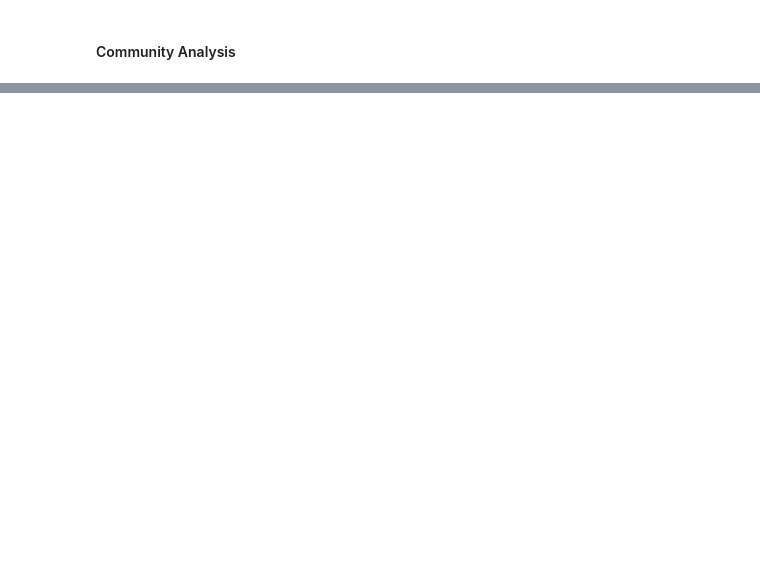
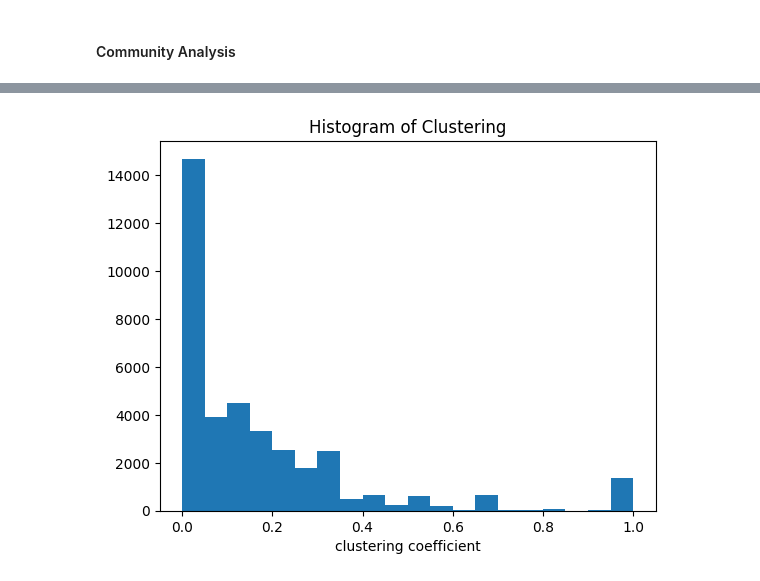
Before and after one commit to lukasthekid/comp-social-science, a Jupyter notebook: Mini-Project.ipynb, the cells around one changed output, grey strips where cells are left out. Saved outputs shown, nothing was run; the diff lists cells and outputs as text; code cells hidden in the pictures; blank space fills up the shorter version.

```diff
--- a/Mini-Project.ipynb
+++ b/Mini-Project.ipynb
@@ -242,0 +270,15 @@ metadata.sort_values("closeness",ascending=False).head(10)
+# %%
+#k-core decomposition
+
+cores_dct = {}
+for ki in range(1,40):
+    node_lst_i = nx.k_core(G,ki).nodes
+    cores_dct_i = {ni:ki for ni in node_lst_i}
+    cores_dct.update(cores_dct_i)
+    #print (len(node_lst_i))
+    if len(node_lst_i) <= 0:
+        break
+# %%
+nx.set_node_attributes(G, cores_dct, name="k-core")
+metadata['k-core'] = metadata.id.map(cores_dct)
+metadata.sort_values("k-core",ascending=False).head(10)
@@ -242,0 +299,8 @@ metadata.sort_values("closeness",ascending=False).head(10)
+# %%
+plt.hist(metadata["clustering"], bins=20)
+plt.xlabel('clustering coefficient')
+#plt.ylabel('Y-axis label')
+plt.title('Histogram of Clustering')
+plt.savefig("plots/hist_clustering")
+# %% [output]
+[figure, added]
```
Also changed, not shown: parts of 14 cells of this notebook, 9 other files.
